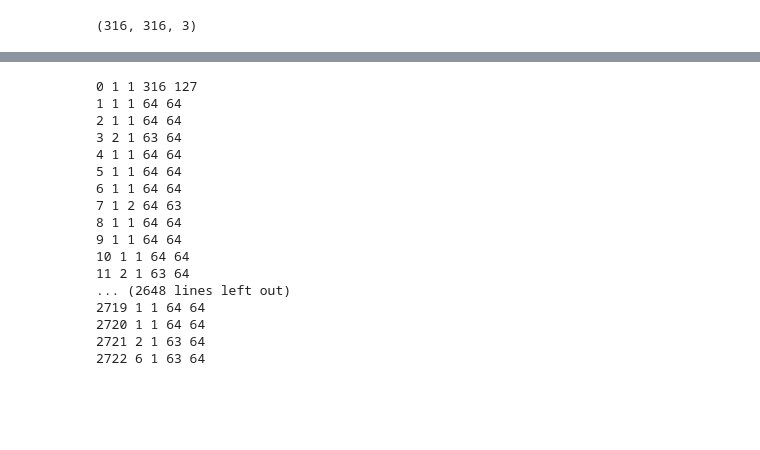
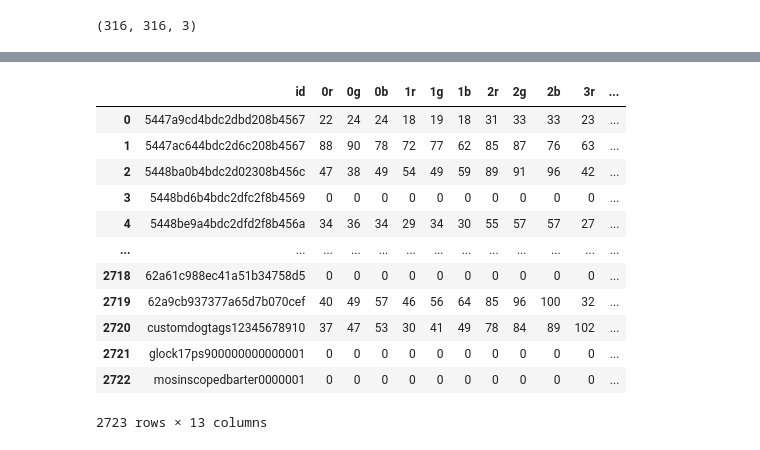
Before and after one commit to mi000hi/tarkovRat, a Jupyter notebook: iconToFeatures.ipynb, the cells around one changed output, grey strips where cells are left out. Drawn from its saved outputs; the diff is of its cells as text; code cells hidden in the pictures; blank space fills up the shorter version.

Commit message:
features based on divider

```diff
--- a/iconToFeatures.ipynb
+++ b/iconToFeatures.ipynb
@@ -143,8 +136,16 @@ print(icons[i].shape)
 # %%
 all_items_df['features'] = all_items_df['features'].astype('object')
+divider = 2
+all_features_df = pd.DataFrame(columns=[], index=range(len(all_items_df)))
+all_features_df['id'] = all_items_df['id']
+for i in range(divider**2):
+    all_features_df[str(i) + 'r'] = 0
+    all_features_df[str(i) + 'g'] = 0
+    all_features_df[str(i) + 'b'] = 0
 
 icons_avg = []
 for index in range(len(icons)):
+    # no icon
     if len(icons[index]) == 0:
         continue
 
@@ -153,6 +154,11 @@ for index in range(len(icons)):
     nr_slot_y = item['height']
     icon_width = icons[index].shape[1]
     icon_height = icons[index].shape[0]
+
+    # bigger than 1 slot
+    if nr_slot_x > 1 or nr_slot_y > 1:
+        all_items_df.at[index, 'features'] = []
+        continue
 
 #     if nr_slot_x != nr_slot_y:
 #         tmp_a = icon_width
@@ -179,37 +185,39 @@ for index in range(len(icons)):
     icon_full = icons[index]
 
     features = []
-
+    part_width = (int) (slot_width / divider)
+    part_height = (int) (slot_height / divider)
     for i in range(nr_slot_x):
         for j in range (nr_slot_y):
             icon = icon_full[j*slot_height:(j+1)*slot_height, i*slot_width:(i+1)*slot_width]
-            for x in range((int) (slot_width)):
-                for y in range((int) (slot_height)):
-                    r += (icon[y][x])[0]
-                    g += (icon[y][x])[1]
-                    b += (icon[y][x])[2]
-            r = (int) (r / (slot_width*slot_height))
-            g = (int) (g / (slot_width*slot_height))
-            b = (int) (b / (slot_width*slot_height))
-            features.append((r,g,b))
-
-    all_items_df.at[index, 'features'] = features
+            for m in range(divider):
+                for n in range(divider):
+                    icon_part = icon[n*part_height:(n+1)*part_height, m*part_width:(m+1)*part_width]
+                    for x in range((int) (part_width)):
+                        for y in range((int) (part_height)):
+                            r += (icon_part[y][x])[0]
+                            g += (icon_part[y][x])[1]
+                            b += (icon_part[y][x])[2]
+                    r = (int) (r / (part_width*part_height))
+                    g = (int) (g / (part_width*part_height))
+                    b = (int) (b / (part_width*part_height))
+                    all_features_df.loc[index, str(m*(divider)+n) + 'r'] = r
+                    all_features_df.loc[index, str(m*(divider)+n) + 'g'] = g
+                    all_features_df.loc[index, str(m*(divider)+n) + 'b'] = b
-# %% [output]
-0 1 1 316 127
-1 1 1 64 64
-2 1 1 64 64
-3 2 1 63 64
-4 1 1 64 64
-5 1 1 64 64
-6 1 1 64 64
-7 1 2 64 63
-8 1 1 64 64
-9 1 1 64 64
-10 1 1 64 64
-11 2 1 63 64
-... (2648 lines left out)
-2719 1 1 64 64
-2720 1 1 64 64
-2721 2 1 63 64
-2722 6 1 63 64
+# %%
+all_features_df
+# %% [output]
+|  | id | 0r | 0g | 0b | 1r | 1g | 1b | 2r | 2g | 2b | 3r | ... |
+| 0 | 5447a9cd4bdc2dbd208b4567 | 22 | 24 | 24 | 18 | 19 | 18 | 31 | 33 | 33 | 23 | ... |
+| 1 | 5447ac644bdc2d6c208b4567 | 88 | 90 | 78 | 72 | 77 | 62 | 85 | 87 | 76 | 63 | ... |
+| 2 | 5448ba0b4bdc2d02308b456c | 47 | 38 | 49 | 54 | 49 | 59 | 89 | 91 | 96 | 42 | ... |
+| 3 | 5448bd6b4bdc2dfc2f8b4569 | 0 | 0 | 0 | 0 | 0 | 0 | 0 | 0 | 0 | 0 | ... |
+| 4 | 5448be9a4bdc2dfd2f8b456a | 34 | 36 | 34 | 29 | 34 | 30 | 55 | 57 | 57 | 27 | ... |
+| ... | ... | ... | ... | ... | ... | ... | ... | ... | ... | ... | ... | ... |
+| 2718 | 62a61c988ec41a51b34758d5 | 0 | 0 | 0 | 0 | 0 | 0 | 0 | 0 | 0 | 0 | ... |
+| 2719 | 62a9cb937377a65d7b070cef | 40 | 49 | 57 | 46 | 56 | 64 | 85 | 96 | 100 | 32 | ... |
+| 2720 | customdogtags12345678910 | 37 | 47 | 53 | 30 | 41 | 49 | 78 | 84 | 89 | 102 | ... |
+| 2721 | glock17ps900000000000001 | 0 | 0 | 0 | 0 | 0 | 0 | 0 | 0 | 0 | 0 | ... |
+| 2722 | mosinscopedbarter0000001 | 0 | 0 | 0 | 0 | 0 | 0 | 0 | 0 | 0 | 0 | ... |
+2723 rows × 13 columns
 # %%
```
Also changed, not shown: parts of 16 cells of this notebook, 26 other files.
